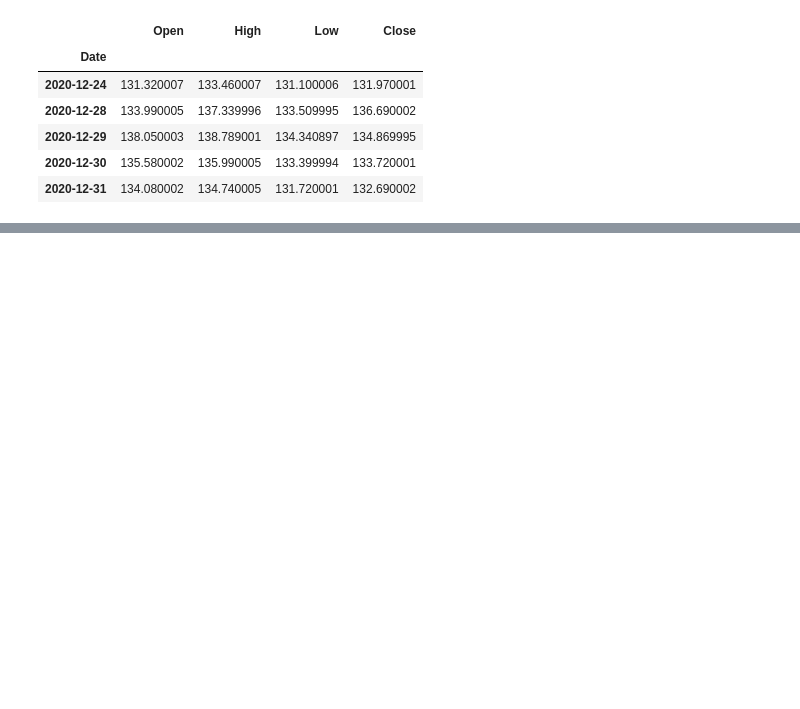
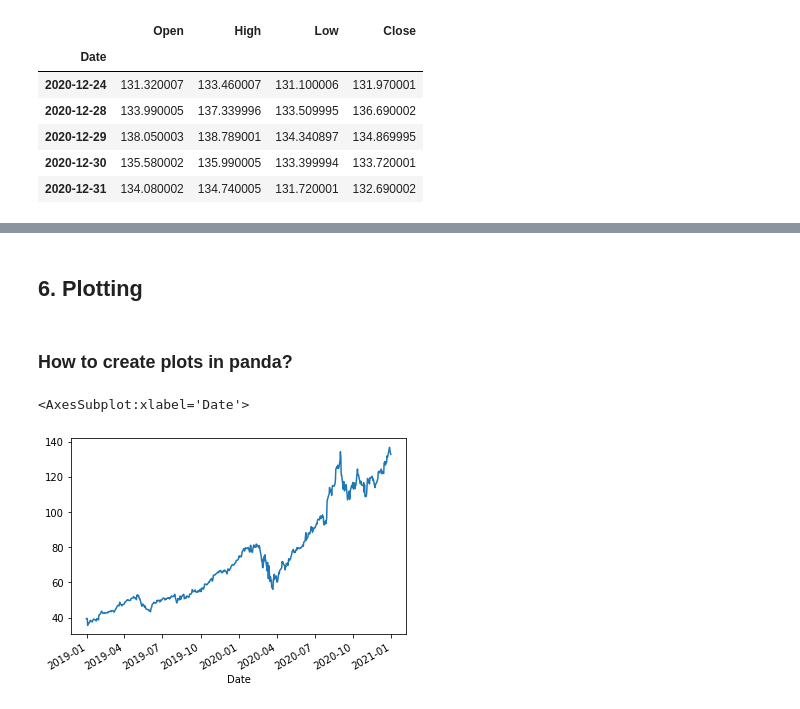
Before and after one commit to yongghongg/stock-screener, a Jupyter notebook: 07_pandas_df_tutorial_medium.ipynb, the cells around one changed output, grey strips where cells are left out. Cells and saved outputs as stored; diff of their text form; code cells hidden in the pictures; blank space fills up the shorter version.

Commit message:
[add] notebook for pandas df tutorial

```diff
--- a/07_pandas_df_tutorial_medium.ipynb
+++ b/07_pandas_df_tutorial_medium.ipynb
@@ -246,0 +338,3 @@ df.drop(columns=df.columns[4:]).tail()
+# %%
+df['New_Column'] = df['High'] - df['Low']
+df.tail()
@@ -246,0 +349,4 @@ df.drop(columns=df.columns[4:]).tail()
+# %%
+new_column = df['High'] - df['Low']
+df.insert(3, 'New_Column', new_column)
+df.tail()
@@ -246,0 +365,5 @@ df.drop(columns=df.columns[4:]).tail()
+# %%
+new_row = [135, 136, 134, 135, 133, 1000000]
+new_index = pd.DatetimeIndex(data=['2021-01-02'])[0]
+df.loc[new_index] = new_row
+df.tail()
@@ -246,0 +378,11 @@ df.drop(columns=df.columns[4:]).tail()
+# %%
+new_index = pd.DatetimeIndex(data=['2021-01-02'])
+new_row = pd.DataFrame(data=[{
+  'Open': 135,
+  'High': 136,
+  'Low': 136,
+  'Close': 136,
+  'Adj_Close': 133,
+  'Volume': 1000000}], index=new_index)
+df = df.append(new_row)
+df.tail()
@@ -246,0 +417,9 @@ df.drop(columns=df.columns[4:]).tail()
+# %% [markdown]
+## 6. Plotting
+# %% [markdown]
+### How to create plots in panda?
+# %%
+df['Close'].plot()
+# %% [output]
+<AxesSubplot:xlabel='Date'>
+[figure, added]
```
Also changed, not shown: parts of 65 cells of this notebook, 1 other file.
